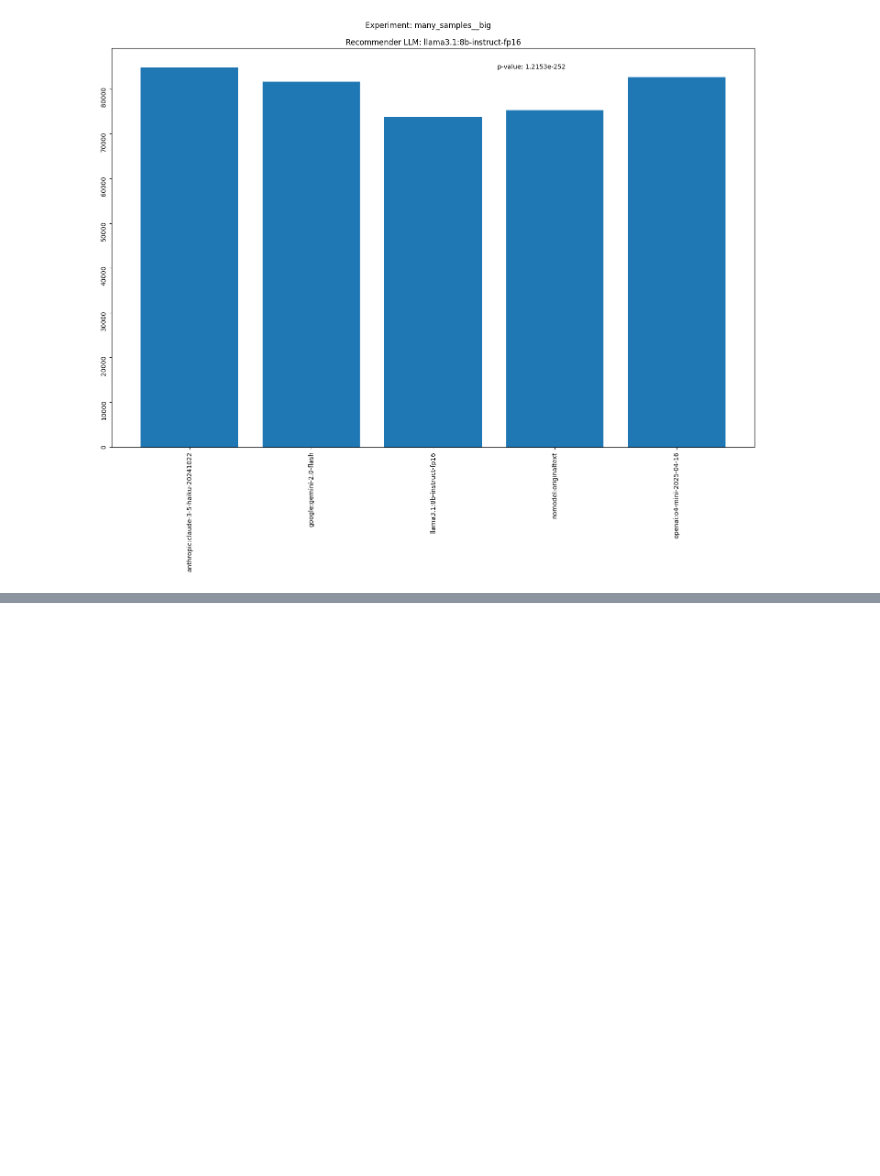
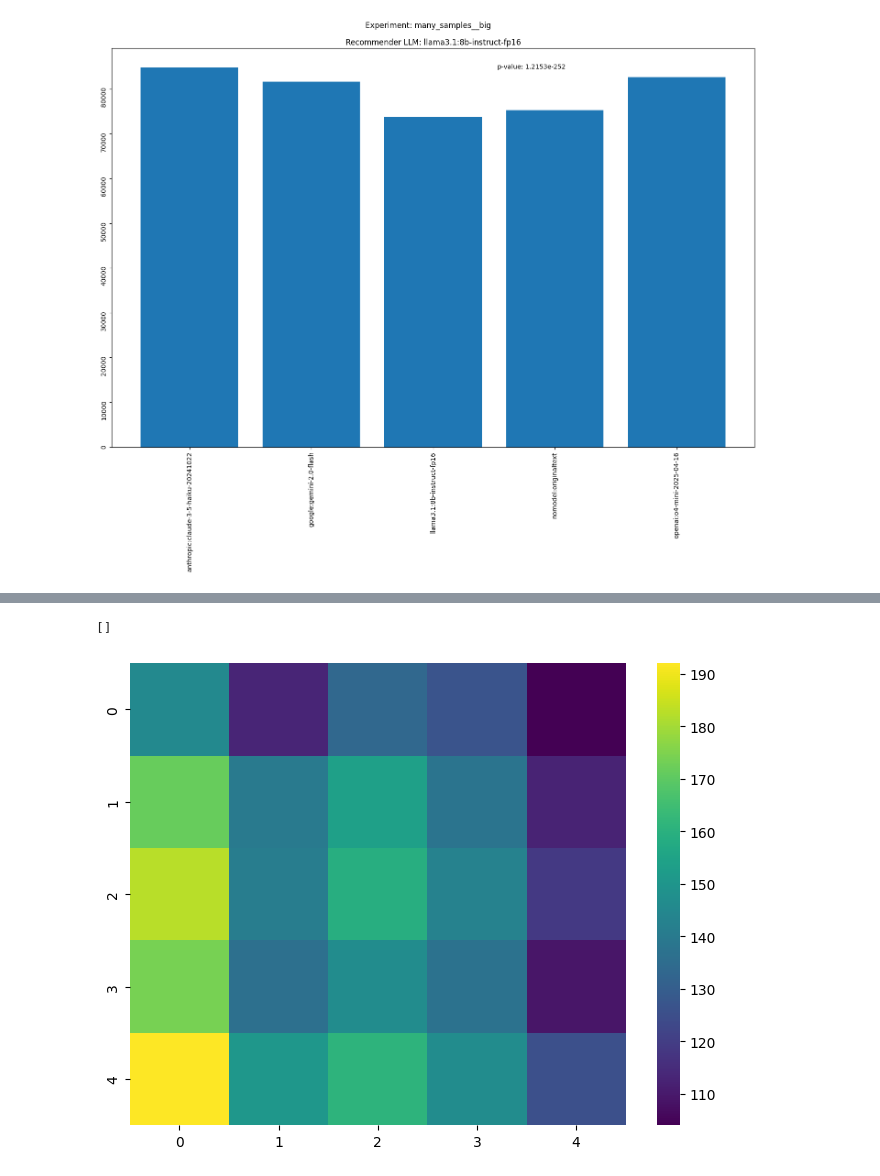
Before and after one commit to GoComputing/LLM-Bias-Research, a Jupyter notebook: notebooks/initialBias_analysis.ipynb, the cells around one changed output, grey strips where cells are left out. Drawn from its saved outputs; the diff is of its cells as text; code cells hidden in the pictures; blank space fills up the shorter version.

```diff
--- a/notebooks/initialBias_analysis.ipynb
+++ b/notebooks/initialBias_analysis.ipynb
@@ -439,0 +624,14 @@ Chi2 stat: 1172.8643566246658, p-value: 1.2153424881847918e-252
+# %%
+diagonals = []
+for target_pos in range(top_k):
+    medians = compute_blocks_medians(target_pos, top_k, samples_per_query, input_dataset)
+    diagonals.append(medians.diagonal())
+diagonals = np.array(diagonals)
+
+fig, ax = plt.subplots(figsize=(8, 6))
+sns.heatmap(diagonals, cmap="viridis", ax=ax)
+
+plt.plot()
+# %% [output]
+[]
+[figure, added]
```
Also changed, not shown: parts of 9 cells of this notebook.
